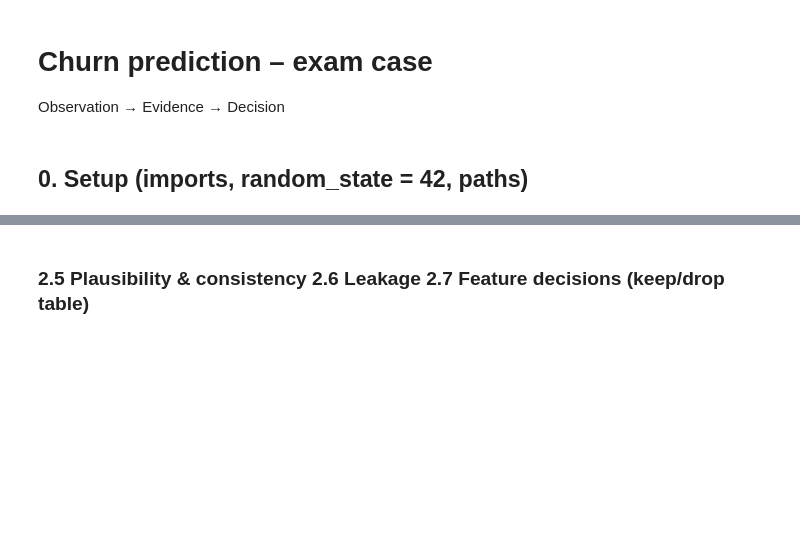
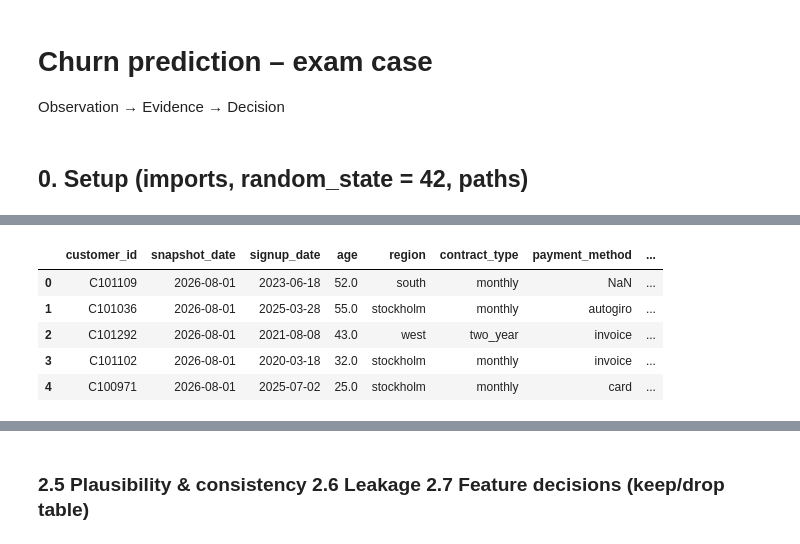
Before and after one commit to mineterkan/customer-churn-prediction, a Jupyter notebook: notebooks/churn_analysis.ipynb, the cells around one changed output, grey strips where cells are left out. Drawn from its saved outputs; the diff is of its cells as text; code cells hidden in the pictures; blank space fills up the shorter version.

```diff
--- a/notebooks/churn_analysis.ipynb
+++ b/notebooks/churn_analysis.ipynb
@@ -35,0 +68,9 @@ The result would primarily be used by the customer-success team to prioritise wh
+# %%
+df_raw.head()
+# %% [output]
+|  | customer_id | snapshot_date | signup_date | age | region | contract_type | payment_method | ... |
+| 0 | C101109 | 2026-08-01 | 2023-06-18 | 52.0 | south | monthly | NaN | ... |
+| 1 | C101036 | 2026-08-01 | 2025-03-28 | 55.0 | stockholm | monthly | autogiro | ... |
+| 2 | C101292 | 2026-08-01 | 2021-08-08 | 43.0 | west | two_year | invoice | ... |
+| 3 | C101102 | 2026-08-01 | 2020-03-18 | 32.0 | stockholm | monthly | invoice | ... |
+| 4 | C100971 | 2026-08-01 | 2025-07-02 | 25.0 | stockholm | monthly | card | ... |
```
Also changed, not shown: parts of 22 cells of this notebook.
